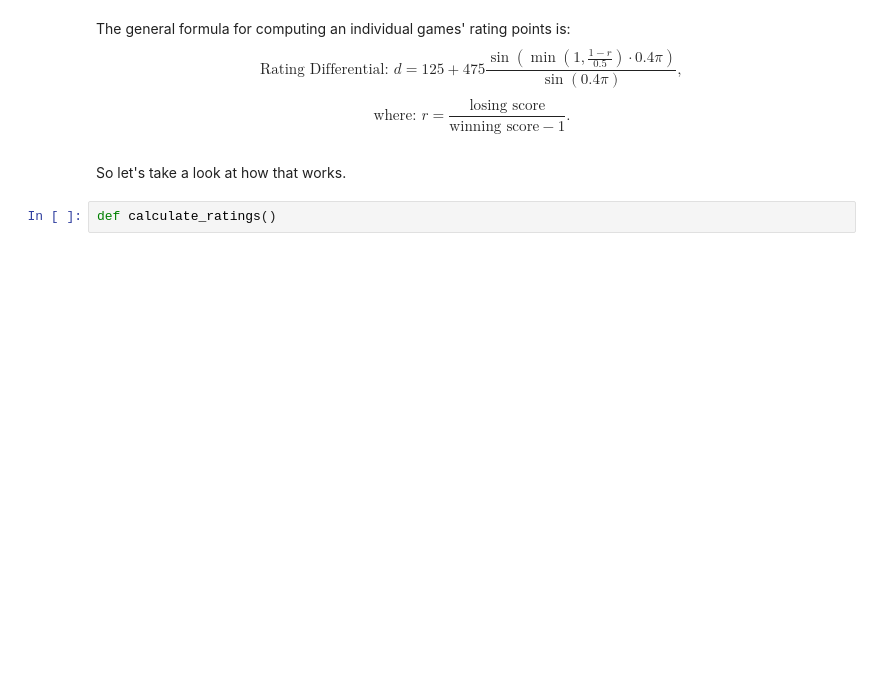
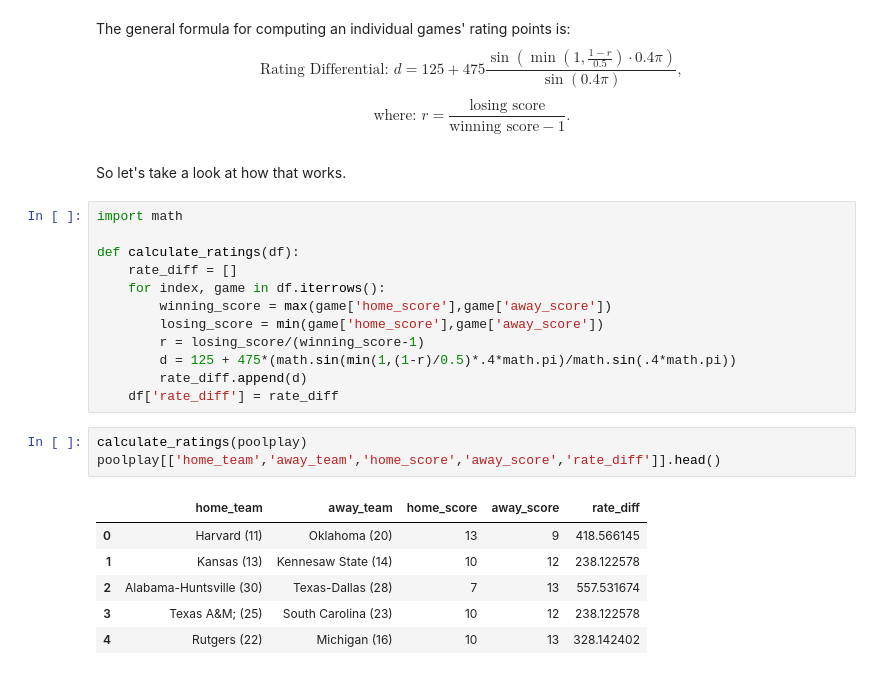
Before and after one commit to peterdobbs77/statistical_simulation, a Jupyter notebook: USAU_HistData.ipynb, the cells around one changed output. Saved outputs shown, nothing was run; the diff lists cells and outputs as text; blank space fills up the shorter version.

Commit message:
introducing an example of the rating differential

```diff
--- a/USAU_HistData.ipynb
+++ b/USAU_HistData.ipynb
@@ -169,5 +171,25 @@ $$\text{Rating Differential: } d=125+475\frac{\sin(\min(1,\frac{1-r}{0.5})\cdot
 $$\text{where: } r= \frac{\text{losing score}}{\text{winning score}-1}.$$
 # %% [markdown]
 So let's take a look at how that works.
-# %%
-def calculate_ratings()
+# %%
+import math
+
+def calculate_ratings(df):
+    rate_diff = []
+    for index, game in df.iterrows():
+        winning_score = max(game['home_score'],game['away_score'])
+        losing_score = min(game['home_score'],game['away_score'])
+        r = losing_score/(winning_score-1)
+        d = 125 + 475*(math.sin(min(1,(1-r)/0.5)*.4*math.pi)/math.sin(.4*math.pi))
+        rate_diff.append(d)
+    df['rate_diff'] = rate_diff
+# %%
+calculate_ratings(poolplay)
+poolplay[['home_team','away_team','home_score','away_score','rate_diff']].head()
+# %% [output]
+|  | home_team | away_team | home_score | away_score | rate_diff |
+| 0 | Harvard (11) | Oklahoma (20) | 13 | 9 | 418.566145 |
+| 1 | Kansas (13) | Kennesaw State (14) | 10 | 12 | 238.122578 |
+| 2 | Alabama-Huntsville (30) | Texas-Dallas (28) | 7 | 13 | 557.531674 |
+| 3 | Texas A&M; (25) | South Carolina (23) | 10 | 12 | 238.122578 |
+| 4 | Rutgers (22) | Michigan (16) | 10 | 13 | 328.142402 |
```
Also changed, not shown: parts of 2 cells of this notebook.
